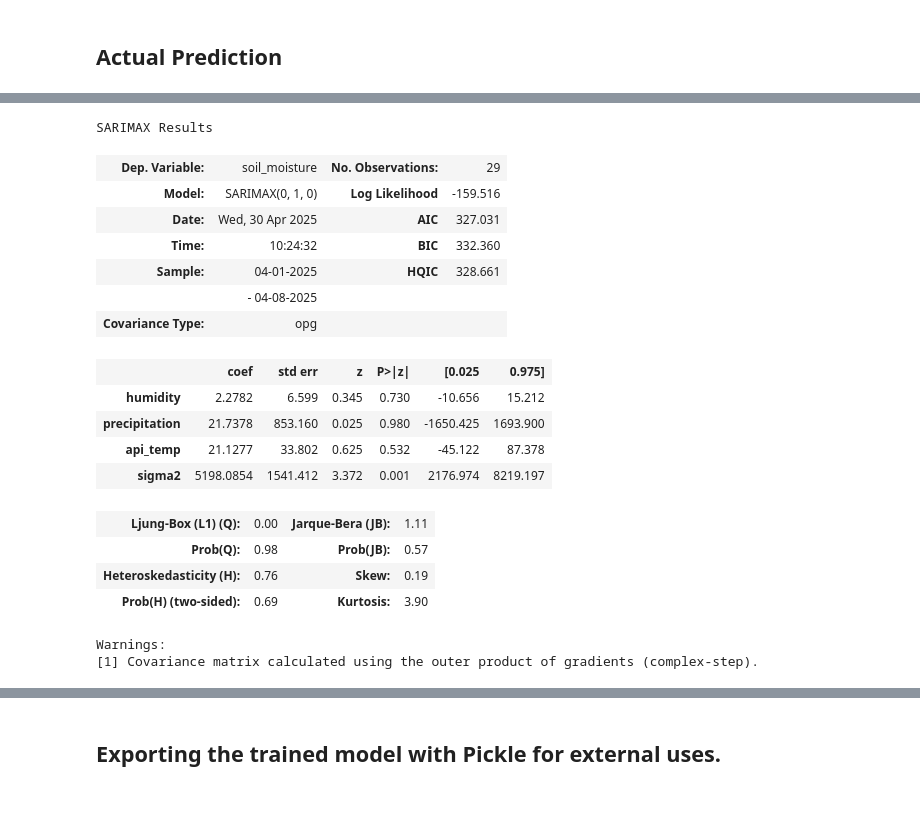
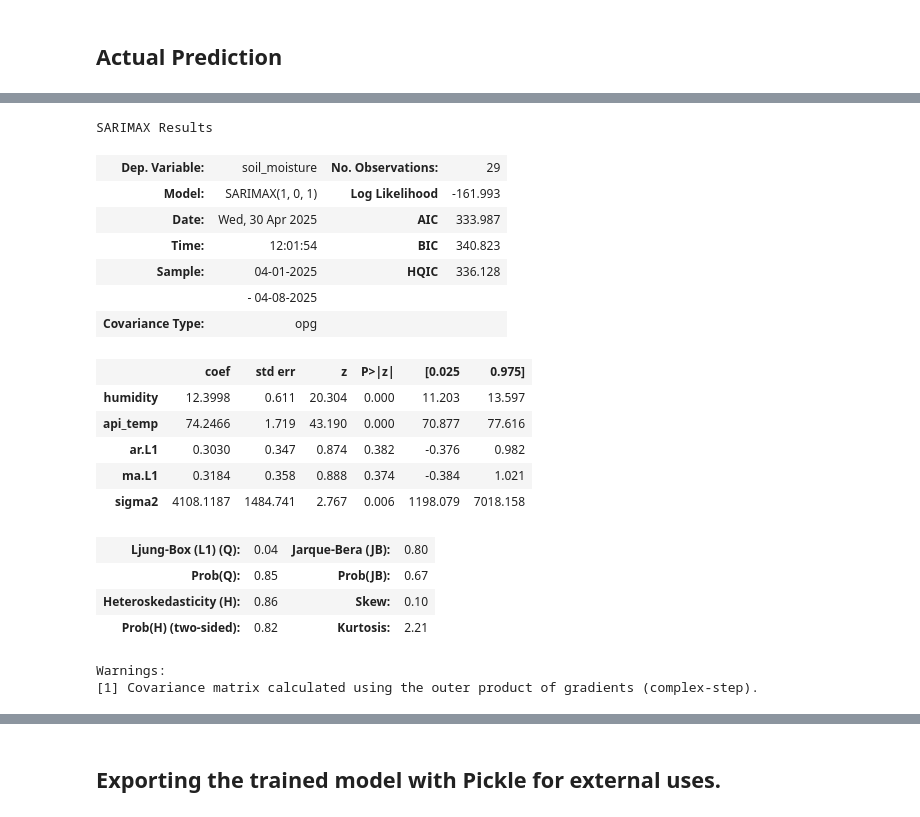
Before and after one commit to Jangsoodlor/smart-plant-pot-model, a Jupyter notebook: training/arimax.ipynb, the cells around one changed output, grey strips where cells are left out. Cells and saved outputs as stored; diff of their text form; code cells hidden in the pictures.

```diff
--- a/training/arimax.ipynb
+++ b/training/arimax.ipynb
@@ -194,7 +194,7 @@ test_data[['light', 'precipitation']]
 # %% [markdown]
 Import the model to predict the exog values
 # %%
-exog_columns = ['humidity', 'precipitation', 'api_temp']
+exog_columns = ['humidity', 'api_temp']
 # %%
 exog_models = []
 for column in exog_columns:
@@ -294,29 +294,30 @@ Freq: 6h, Name: soil_moisture, dtype: float64
 # %%
 model = SARIMAX(
     endog=train_data['soil_moisture'],
     exog=train_data[exog_columns],
-    order=(0, 1, 0)
+    order=(1,0,1)
 )
 results = model.fit()
 results.summary()
 # %% [output]
 SARIMAX Results
 | Dep. Variable: | soil_moisture | No. Observations: | 29 |
-| Model: | SARIMAX(0, 1, 0) | Log Likelihood | -159.516 |
-| Date: | Wed, 30 Apr 2025 | AIC | 327.031 |
-| Time: | 10:24:32 | BIC | 332.360 |
-| Sample: | 04-01-2025 | HQIC | 328.661 |
+| Model: | SARIMAX(1, 0, 1) | Log Likelihood | -161.993 |
+| Date: | Wed, 30 Apr 2025 | AIC | 333.987 |
+| Time: | 12:01:54 | BIC | 340.823 |
+| Sample: | 04-01-2025 | HQIC | 336.128 |
 |  | - 04-08-2025 |  |  |
 | Covariance Type: | opg |  |  |
 |  | coef | std err | z | P>|z| | [0.025 | 0.975] |
-| humidity | 2.2782 | 6.599 | 0.345 | 0.730 | -10.656 | 15.212 |
-| precipitation | 21.7378 | 853.160 | 0.025 | 0.980 | -1650.425 | 1693.900 |
-| api_temp | 21.1277 | 33.802 | 0.625 | 0.532 | -45.122 | 87.378 |
-| sigma2 | 5198.0854 | 1541.412 | 3.372 | 0.001 | 2176.974 | 8219.197 |
+| humidity | 12.3998 | 0.611 | 20.304 | 0.000 | 11.203 | 13.597 |
+| api_temp | 74.2466 | 1.719 | 43.190 | 0.000 | 70.877 | 77.616 |
+| ar.L1 | 0.3030 | 0.347 | 0.874 | 0.382 | -0.376 | 0.982 |
+| ma.L1 | 0.3184 | 0.358 | 0.888 | 0.374 | -0.384 | 1.021 |
+| sigma2 | 4108.1187 | 1484.741 | 2.767 | 0.006 | 1198.079 | 7018.158 |
-| Ljung-Box (L1) (Q): | 0.00 | Jarque-Bera (JB): | 1.11 |
-| Prob(Q): | 0.98 | Prob(JB): | 0.57 |
-| Heteroskedasticity (H): | 0.76 | Skew: | 0.19 |
-| Prob(H) (two-sided): | 0.69 | Kurtosis: | 3.90 |
+| Ljung-Box (L1) (Q): | 0.04 | Jarque-Bera (JB): | 0.80 |
+| Prob(Q): | 0.85 | Prob(JB): | 0.67 |
+| Heteroskedasticity (H): | 0.86 | Skew: | 0.10 |
+| Prob(H) (two-sided): | 0.82 | Kurtosis: | 2.21 |
 Warnings:
 [1] Covariance matrix calculated using the outer product of gradients (complex-step).
 # %%
```
Also changed, not shown: parts of 5 cells of this notebook, 8 other files.
